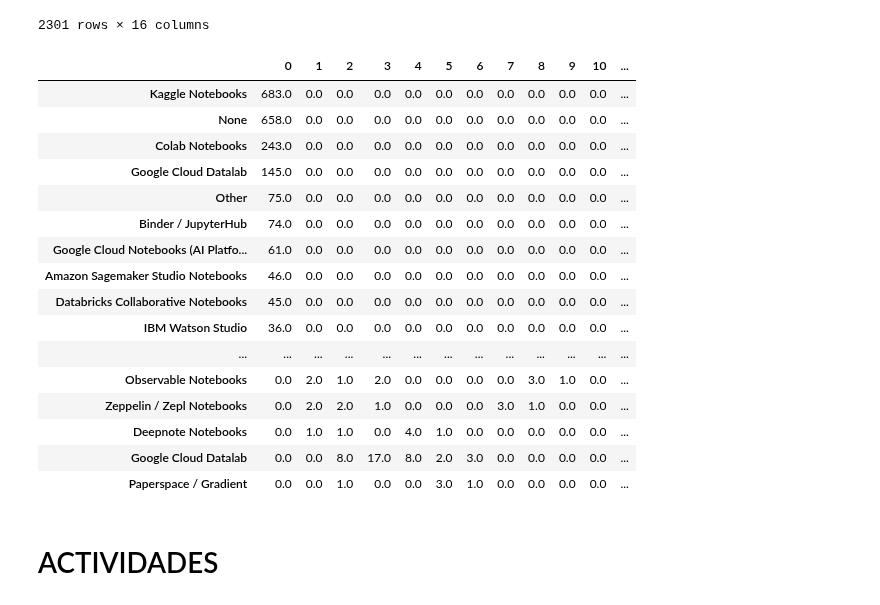
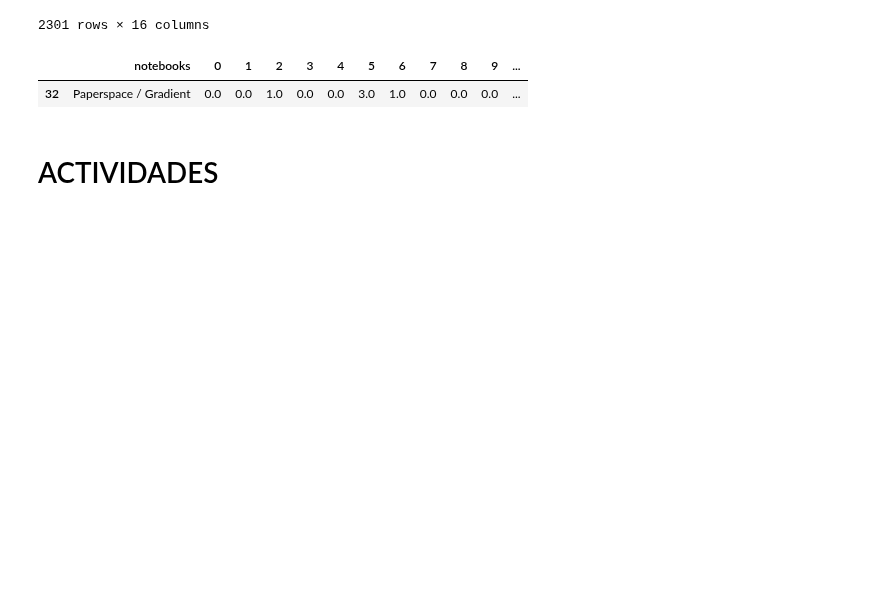
Before and after one commit to Adalab/EDA-ETL-project, a Jupyter notebook: conteo_columnas.ipynb, the cells around one changed output. Drawn from its saved outputs; the diff is of its cells as text; code cells hidden in the pictures; blank space fills up the shorter version.

```diff
--- a/conteo_columnas.ipynb
+++ b/conteo_columnas.ipynb
@@ -90,26 +100,16 @@ df_conteo_notebooks = pd.concat([df_split_not[0].value_counts(), df_split_not[1]
 df_conteo_notebooks.fillna(0, inplace=True)
 # %%
 df_conteo_notebooks["total"] = df_conteo_notebooks[0]+ df_conteo_notebooks[1]+df_conteo_notebooks[2]+df_conteo_notebooks[3]+df_conteo_notebooks[4]+ df_conteo_notebooks[5]+df_conteo_notebooks[6]+df_conteo_notebooks[7] + df_conteo_notebooks[8]+df_conteo_notebooks[9]+df_conteo_notebooks[10]+df_conteo_notebooks[11]+df_conteo_notebooks[12]+df_conteo_notebooks[13]+df_conteo_notebooks[14]+df_conteo_notebooks[15]
+# %%
+df_conteo_notebooks.reset_index(inplace=True)
+# %%
+nc = {"index": "notebooks"}
+df_conteo_notebooks.rename(columns = nc, inplace = True)
 # %%
-df_conteo_notebooks
+df_conteo_notebooks.sample()
 # %% [output]
-|  | 0 | 1 | 2 | 3 | 4 | 5 | 6 | 7 | 8 | 9 | 10 | ... |
-| Kaggle Notebooks | 683.0 | 0.0 | 0.0 | 0.0 | 0.0 | 0.0 | 0.0 | 0.0 | 0.0 | 0.0 | 0.0 | ... |
-| None | 658.0 | 0.0 | 0.0 | 0.0 | 0.0 | 0.0 | 0.0 | 0.0 | 0.0 | 0.0 | 0.0 | ... |
-| Colab Notebooks | 243.0 | 0.0 | 0.0 | 0.0 | 0.0 | 0.0 | 0.0 | 0.0 | 0.0 | 0.0 | 0.0 | ... |
-| Google Cloud Datalab | 145.0 | 0.0 | 0.0 | 0.0 | 0.0 | 0.0 | 0.0 | 0.0 | 0.0 | 0.0 | 0.0 | ... |
-| Other | 75.0 | 0.0 | 0.0 | 0.0 | 0.0 | 0.0 | 0.0 | 0.0 | 0.0 | 0.0 | 0.0 | ... |
-| Binder / JupyterHub | 74.0 | 0.0 | 0.0 | 0.0 | 0.0 | 0.0 | 0.0 | 0.0 | 0.0 | 0.0 | 0.0 | ... |
-| Google Cloud Notebooks (AI Platfo... | 61.0 | 0.0 | 0.0 | 0.0 | 0.0 | 0.0 | 0.0 | 0.0 | 0.0 | 0.0 | 0.0 | ... |
-| Amazon Sagemaker Studio Notebooks | 46.0 | 0.0 | 0.0 | 0.0 | 0.0 | 0.0 | 0.0 | 0.0 | 0.0 | 0.0 | 0.0 | ... |
-| Databricks Collaborative Notebooks | 45.0 | 0.0 | 0.0 | 0.0 | 0.0 | 0.0 | 0.0 | 0.0 | 0.0 | 0.0 | 0.0 | ... |
-| IBM Watson Studio | 36.0 | 0.0 | 0.0 | 0.0 | 0.0 | 0.0 | 0.0 | 0.0 | 0.0 | 0.0 | 0.0 | ... |
-| ... | ... | ... | ... | ... | ... | ... | ... | ... | ... | ... | ... | ... |
-| Observable Notebooks | 0.0 | 2.0 | 1.0 | 2.0 | 0.0 | 0.0 | 0.0 | 0.0 | 3.0 | 1.0 | 0.0 | ... |
-| Zeppelin / Zepl Notebooks | 0.0 | 2.0 | 2.0 | 1.0 | 0.0 | 0.0 | 0.0 | 3.0 | 1.0 | 0.0 | 0.0 | ... |
-| Deepnote Notebooks | 0.0 | 1.0 | 1.0 | 0.0 | 4.0 | 1.0 | 0.0 | 0.0 | 0.0 | 0.0 | 0.0 | ... |
-| Google Cloud Datalab | 0.0 | 0.0 | 8.0 | 17.0 | 8.0 | 2.0 | 3.0 | 0.0 | 0.0 | 0.0 | 0.0 | ... |
-| Paperspace / Gradient | 0.0 | 0.0 | 1.0 | 0.0 | 0.0 | 3.0 | 1.0 | 0.0 | 0.0 | 0.0 | 0.0 | ... |
+|  | notebooks | 0 | 1 | 2 | 3 | 4 | 5 | 6 | 7 | 8 | 9 | ... |
+| 32 | Paperspace / Gradient | 0.0 | 0.0 | 1.0 | 0.0 | 0.0 | 3.0 | 1.0 | 0.0 | 0.0 | 0.0 | ... |
 # %% [markdown]
 # ACTIVIDADES
 # %%
```
Also changed, not shown: parts of 9 cells of this notebook, 1 other file.
